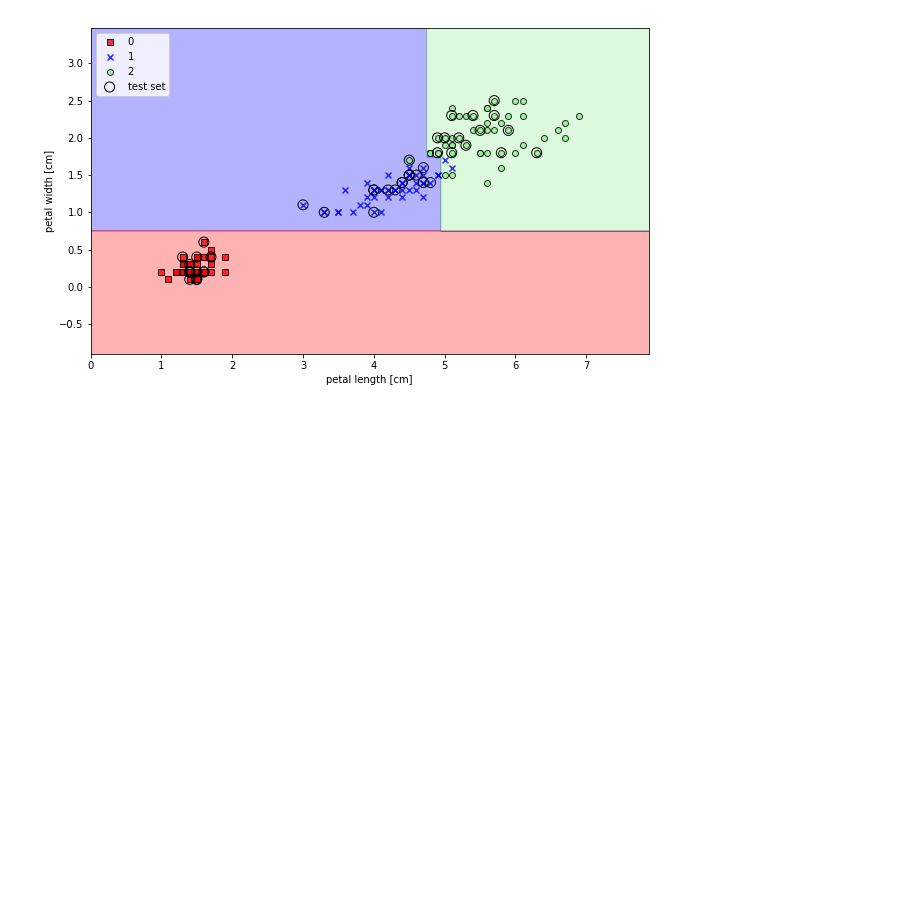
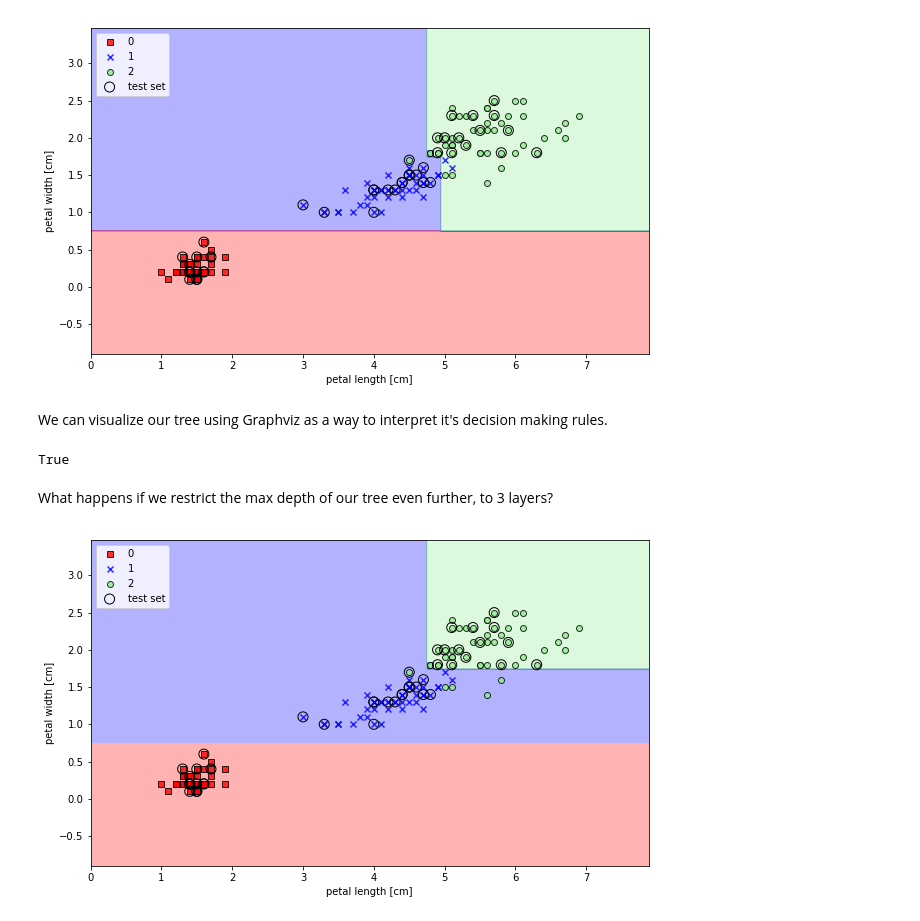
Before and after one commit to npabon/python_machine_learning, a Jupyter notebook: ch_3_sklearn_logistic_svm_trees.ipynb, the cells around one changed output. Saved outputs shown, nothing was run; the diff lists cells and outputs as text; code cells hidden in the pictures; blank space fills up the shorter version.

```diff
--- a/ch_3_sklearn_logistic_svm_trees.ipynb
+++ b/ch_3_sklearn_logistic_svm_trees.ipynb
@@ -499,3 +499,42 @@ plt.legend(loc='upper left')
 plt.show()
 # %% [output]
 [figure]
+# %% [markdown]
+We can visualize our tree using Graphviz as a way to interpret it's decision making rules.
+# %%
+from pydotplus import graph_from_dot_data
+from sklearn.tree import export_graphviz
+dot_data = export_graphviz(tree,
+                            filled=True,
+                            rounded=True,
+                            class_names=['Setosa',
+                                         'Versicolor',
+                                         'Virginica',],
+                            feature_names=['petal length',
+                                           'petal width',],
+                            out_file=None)
+graph = graph_from_dot_data(dot_data)
+graph.write_png('tree.png')
+# %% [output]
+True
+# %% [markdown]
+What happens if we restrict the max depth of our tree even further, to 3 layers?
+# %%
+from sklearn.tree import DecisionTreeClassifier
+tree = DecisionTreeClassifier(criterion='gini',
+                              max_depth=3,
+                              random_state=1,)
+tree.fit(X_train, y_train)
+X_combined = np.vstack((X_train, X_test))
+y_combined = np.hstack((y_train, y_test))
+plt.figure(figsize=(10,6))
+plot_decision_regions(X_combined,
+                      y_combined,
+                      classifier=tree,
+                      test_idx=range(105,150))
+plt.xlabel('petal length [cm]')
+plt.ylabel('petal width [cm]')
+plt.legend(loc='upper left')
+plt.show()
+# %% [output]
+[figure, added]
```
Also changed, not shown: parts of 4 cells of this notebook, 2 other files.
